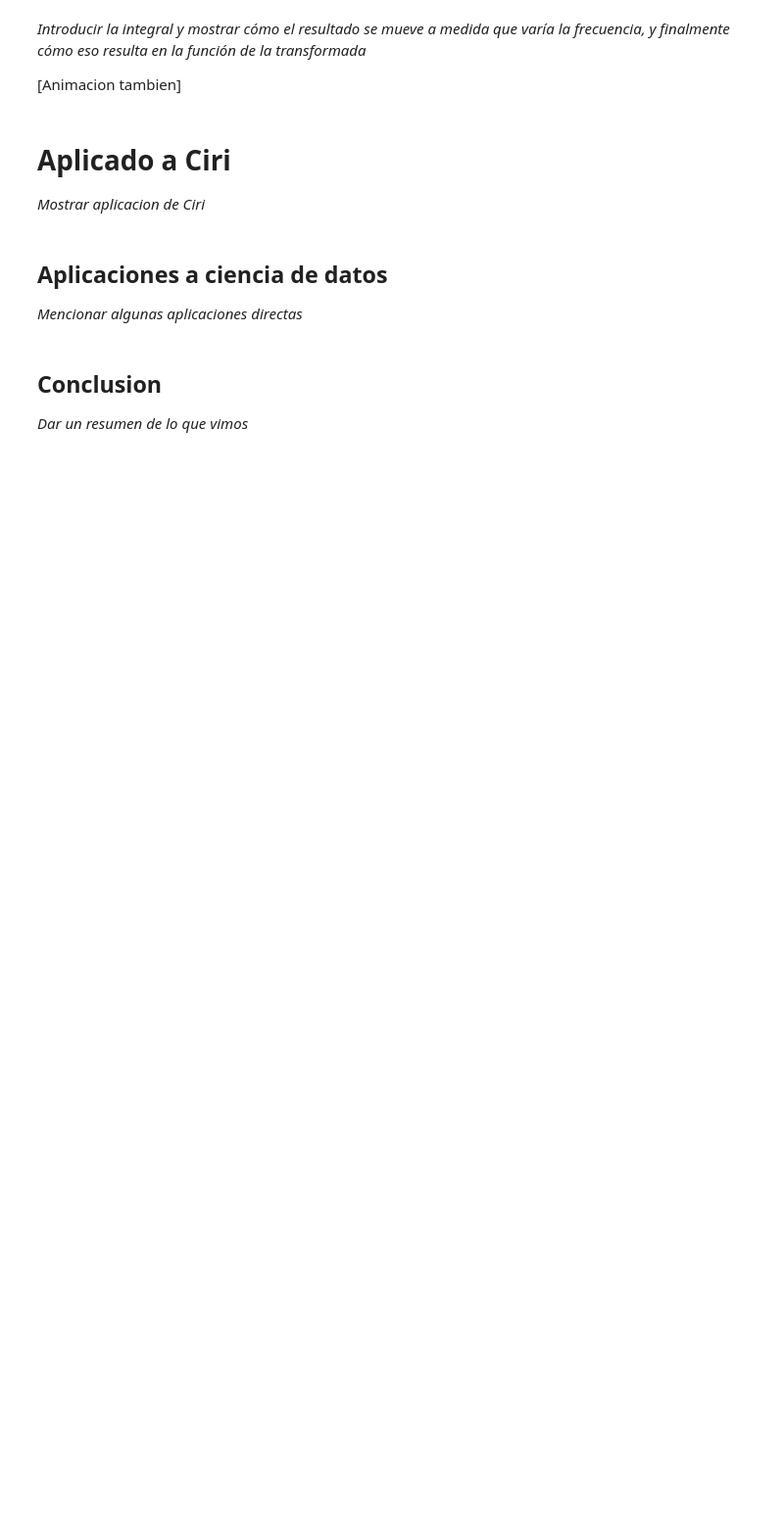
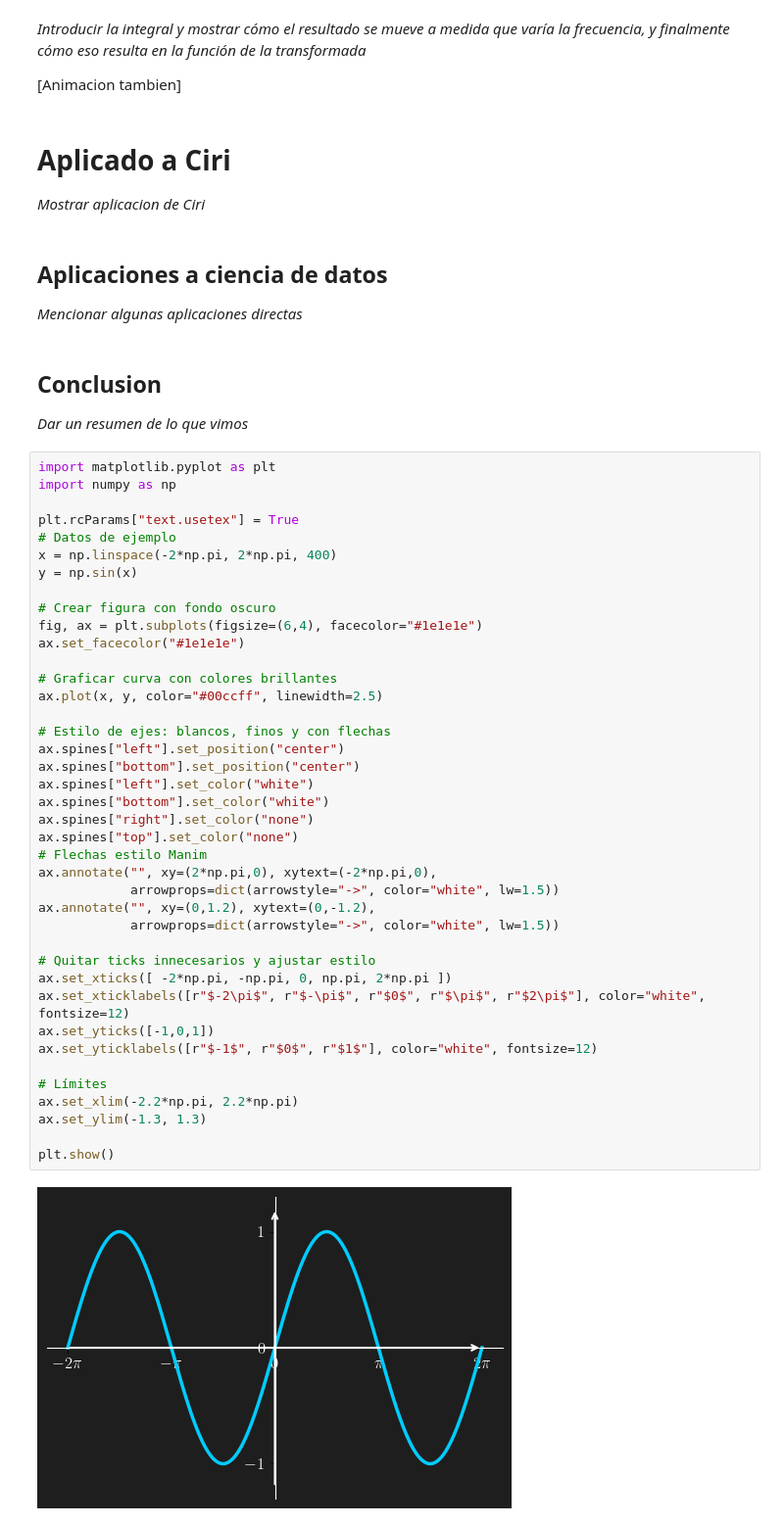
Before and after one commit to TomasGo02/fourier-cats, a Jupyter notebook: presentacion.ipynb, the cells around one changed output. Shown at 98% size. Saved outputs shown, nothing was run; the diff lists cells and outputs as text; blank space fills up the shorter version.

```diff
--- a/presentacion.ipynb
+++ b/presentacion.ipynb
@@ -98,3 +165,45 @@ Donde:
 ## Conclusion
 
 *Dar un resumen de lo que vimos*
+# %%
+import matplotlib.pyplot as plt
+import numpy as np
+
+plt.rcParams["text.usetex"] = True
+# Datos de ejemplo
+x = np.linspace(-2*np.pi, 2*np.pi, 400)
+y = np.sin(x)
+
+# Crear figura con fondo oscuro
+fig, ax = plt.subplots(figsize=(6,4), facecolor="#1e1e1e")
+ax.set_facecolor("#1e1e1e")
+
+# Graficar curva con colores brillantes
+ax.plot(x, y, color="#00ccff", linewidth=2.5)
+
+# Estilo de ejes: blancos, finos y con flechas
+ax.spines["left"].set_position("center")
+ax.spines["bottom"].set_position("center")
+ax.spines["left"].set_color("white")
+ax.spines["bottom"].set_color("white")
+ax.spines["right"].set_color("none")
+ax.spines["top"].set_color("none")
+# Flechas estilo Manim
+ax.annotate("", xy=(2*np.pi,0), xytext=(-2*np.pi,0),
+            arrowprops=dict(arrowstyle="->", color="white", lw=1.5))
+ax.annotate("", xy=(0,1.2), xytext=(0,-1.2),
+            arrowprops=dict(arrowstyle="->", color="white", lw=1.5))
+
+# Quitar ticks innecesarios y ajustar estilo
+ax.set_xticks([ -2*np.pi, -np.pi, 0, np.pi, 2*np.pi ])
+ax.set_xticklabels([r"$-2\pi$", r"$-\pi$", r"$0$", r"$\pi$", r"$2\pi$"], color="white", fontsize=12)
+ax.set_yticks([-1,0,1])
+ax.set_yticklabels([r"$-1$", r"$0$", r"$1$"], color="white", fontsize=12)
+
+# Límites
+ax.set_xlim(-2.2*np.pi, 2.2*np.pi)
+ax.set_ylim(-1.3, 1.3)
+
+plt.show()
+# %% [output]
+[figure, added]
```
Also changed, not shown: parts of 10 cells of this notebook, 1 other file.
